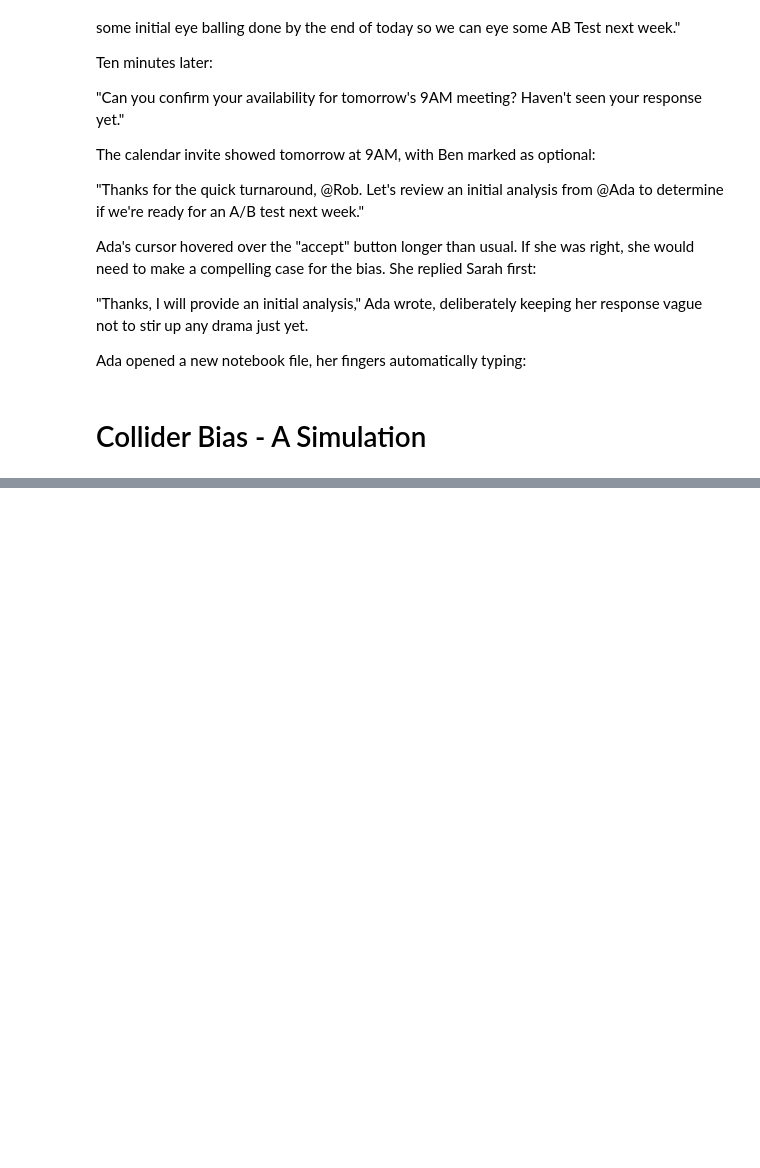
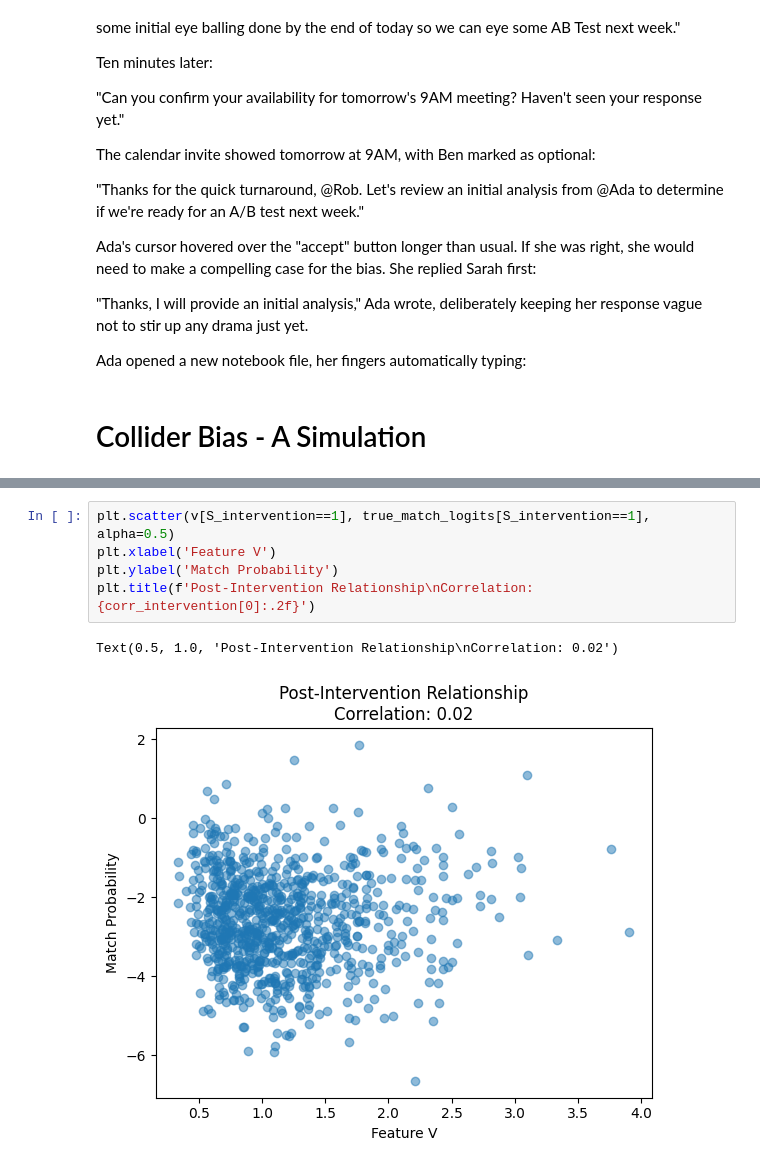
Before and after one commit to StefanSko/CausalShenanigans, a Jupyter notebook: src/curious_tale.ipynb, the cells around one changed output, grey strips where cells are left out. Drawn from its saved outputs; the diff is of its cells as text; blank space fills up the shorter version.

```diff
--- a/src/curious_tale.ipynb
+++ b/src/curious_tale.ipynb
@@ -91,0 +179,8 @@ Ada opened a new notebook file, her fingers automatically typing:
+# %%
+plt.scatter(v[S_intervention==1], true_match_logits[S_intervention==1], alpha=0.5)
+plt.xlabel('Feature V')
+plt.ylabel('Match Probability')
+plt.title(f'Post-Intervention Relationship\nCorrelation: {corr_intervention[0]:.2f}')
+# %% [output]
+Text(0.5, 1.0, 'Post-Intervention Relationship\nCorrelation: 0.02')
+[figure, added]
```
Also changed, not shown: parts of 14 cells of this notebook, 1 other file.
